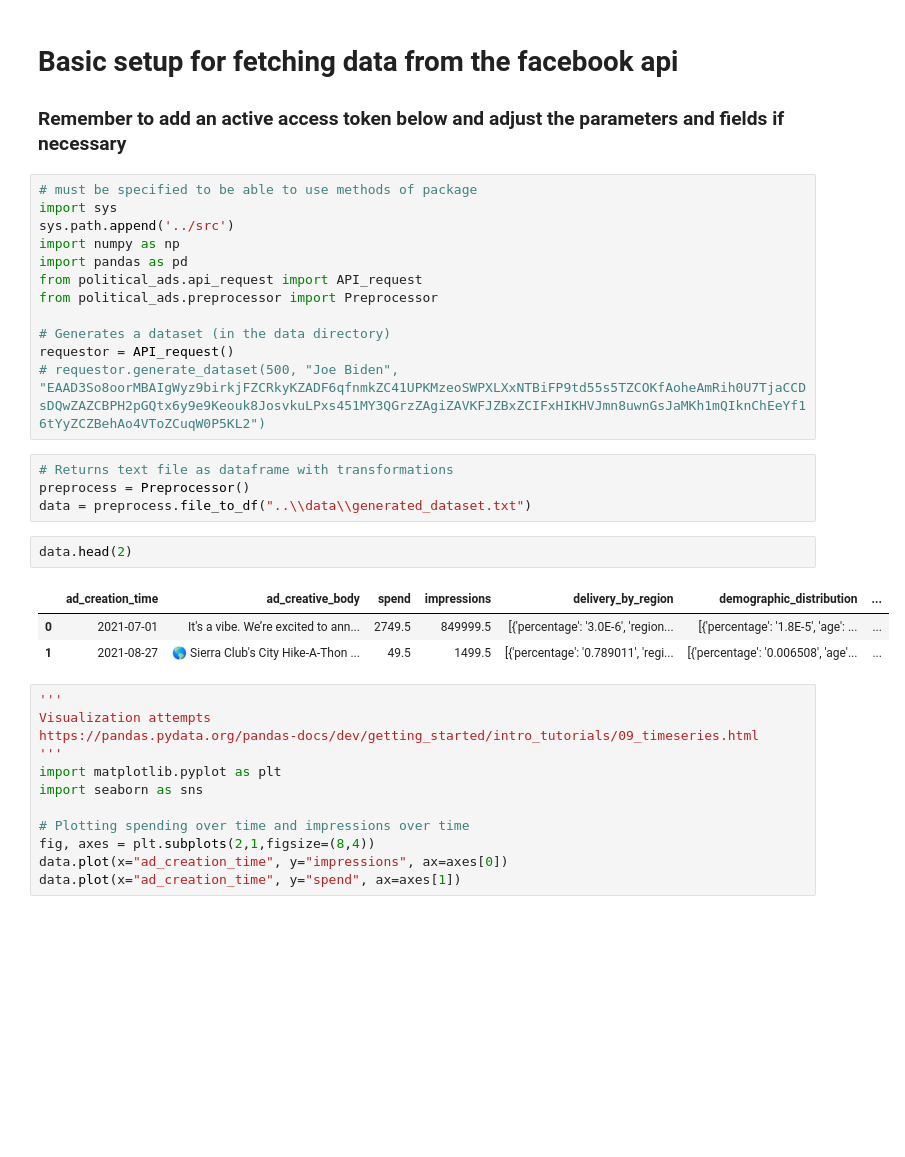
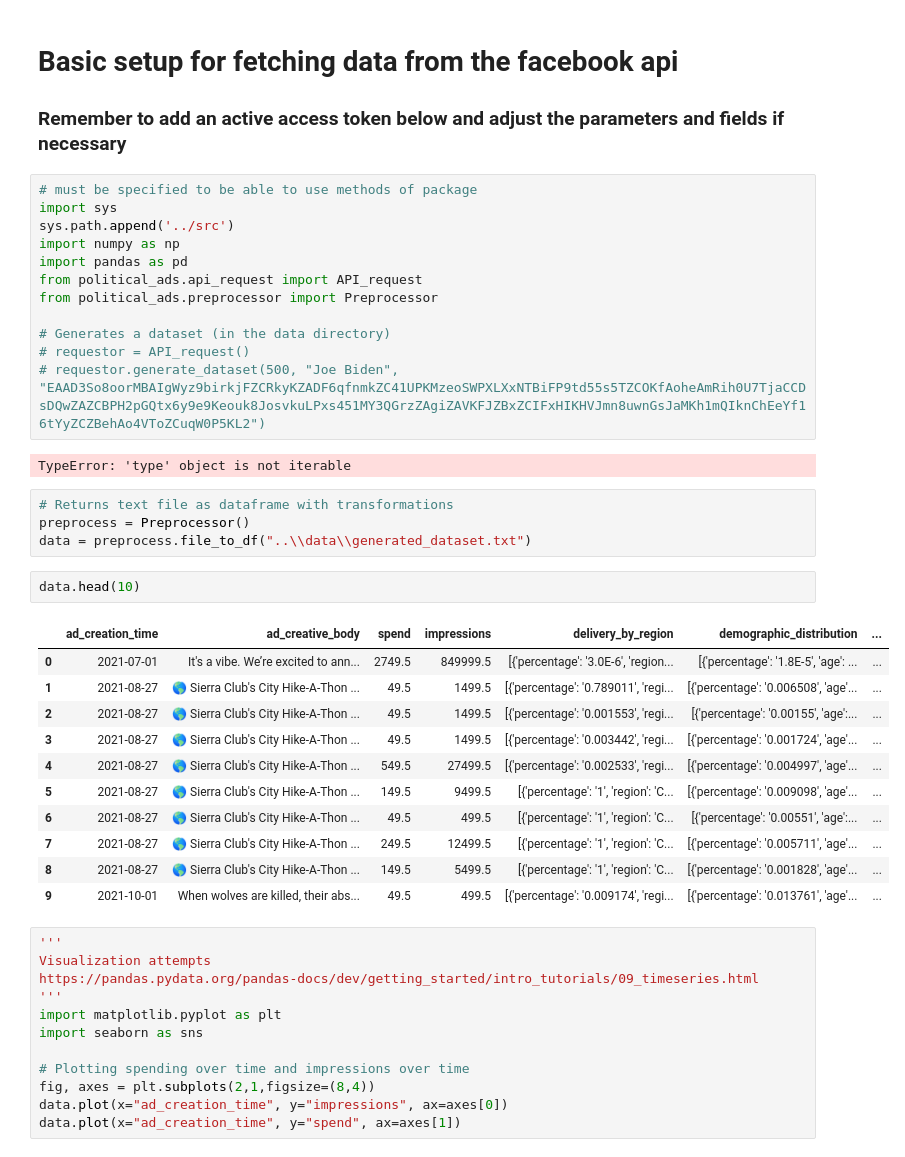
Before and after one commit to lrnz-asnprs/political-ad-api, a Jupyter notebook: notebooks/laurenz_notebook.ipynb, the cells around one changed output. Cells and saved outputs as stored; diff of their text form; blank space fills up the shorter version.

```diff
--- a/notebooks/laurenz_notebook.ipynb
+++ b/notebooks/laurenz_notebook.ipynb
@@ -12,4 +12,4 @@ from political_ads.api_request import API_request
 from political_ads.preprocessor import Preprocessor
 
 # Generates a dataset (in the data directory)
-requestor = API_request()
+# requestor = API_request()
@@ -17,13 +17,23 @@ requestor = API_request()
+# %% [output]
+TypeError: 'type' object is not iterable
 # %%
 # Returns text file as dataframe with transformations
 preprocess = Preprocessor()
 data = preprocess.file_to_df("..\\data\\generated_dataset.txt")
 # %%
-data.head(2)
+data.head(10)
 # %% [output]
 |  | ad_creation_time | ad_creative_body | spend | impressions | delivery_by_region | demographic_distribution | ... |
 | 0 | 2021-07-01 | It's a vibe. We’re excited to ann... | 2749.5 | 849999.5 | [{'percentage': '3.0E-6', 'region... | [{'percentage': '1.8E-5', 'age': ... | ... |
 | 1 | 2021-08-27 | 🌎 Sierra Club's City Hike-A-Thon ... | 49.5 | 1499.5 | [{'percentage': '0.789011', 'regi... | [{'percentage': '0.006508', 'age'... | ... |
+| 2 | 2021-08-27 | 🌎 Sierra Club's City Hike-A-Thon ... | 49.5 | 1499.5 | [{'percentage': '0.001553', 'regi... | [{'percentage': '0.00155', 'age':... | ... |
+| 3 | 2021-08-27 | 🌎 Sierra Club's City Hike-A-Thon ... | 49.5 | 1499.5 | [{'percentage': '0.003442', 'regi... | [{'percentage': '0.001724', 'age'... | ... |
+| 4 | 2021-08-27 | 🌎 Sierra Club's City Hike-A-Thon ... | 549.5 | 27499.5 | [{'percentage': '0.002533', 'regi... | [{'percentage': '0.004997', 'age'... | ... |
+| 5 | 2021-08-27 | 🌎 Sierra Club's City Hike-A-Thon ... | 149.5 | 9499.5 | [{'percentage': '1', 'region': 'C... | [{'percentage': '0.009098', 'age'... | ... |
+| 6 | 2021-08-27 | 🌎 Sierra Club's City Hike-A-Thon ... | 49.5 | 499.5 | [{'percentage': '1', 'region': 'C... | [{'percentage': '0.00551', 'age':... | ... |
+| 7 | 2021-08-27 | 🌎 Sierra Club's City Hike-A-Thon ... | 249.5 | 12499.5 | [{'percentage': '1', 'region': 'C... | [{'percentage': '0.005711', 'age'... | ... |
+| 8 | 2021-08-27 | 🌎 Sierra Club's City Hike-A-Thon ... | 149.5 | 5499.5 | [{'percentage': '1', 'region': 'C... | [{'percentage': '0.001828', 'age'... | ... |
+| 9 | 2021-10-01 | When wolves are killed, their abs... | 49.5 | 499.5 | [{'percentage': '0.009174', 'regi... | [{'percentage': '0.013761', 'age'... | ... |
 # %%
 '''
 Visualization attempts
```
Also changed, not shown: parts of 18 cells of this notebook, 6 other files.
